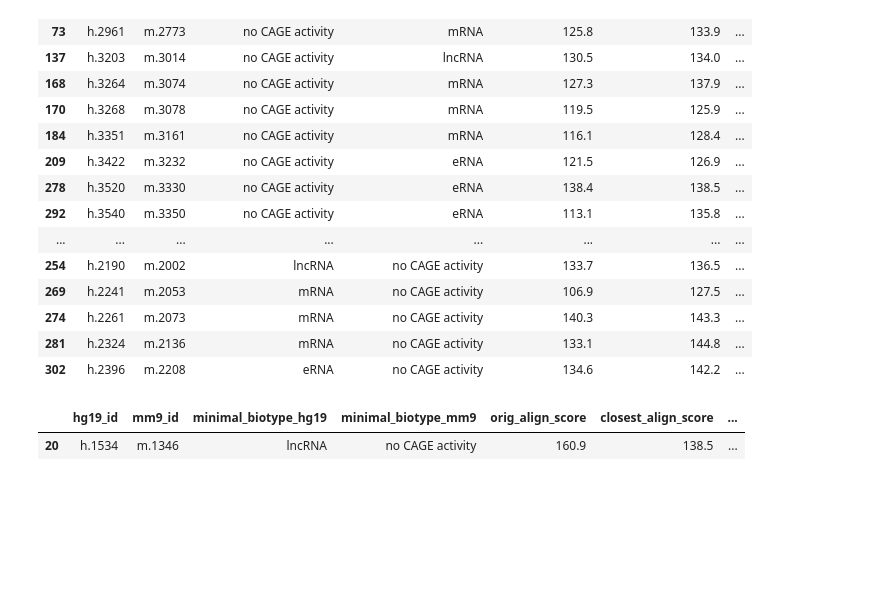
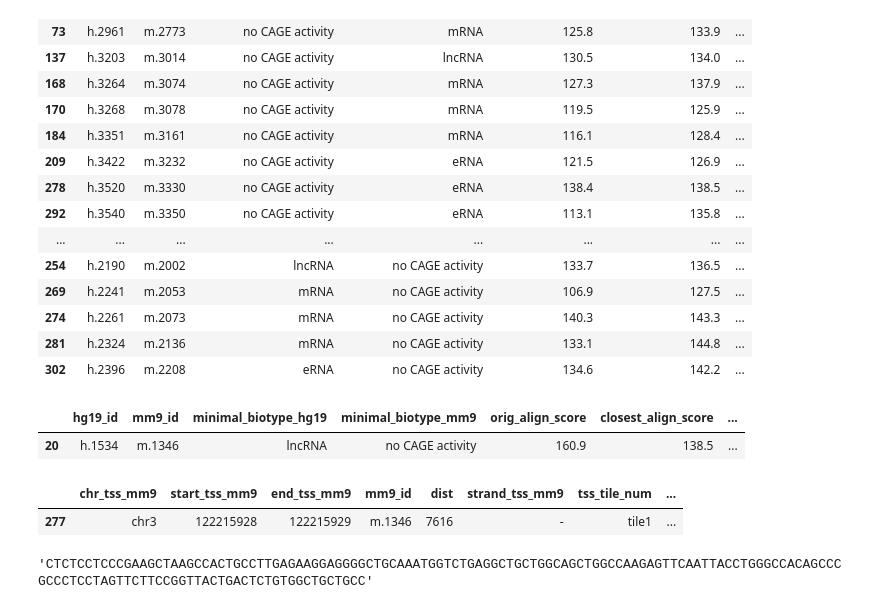
Before and after one commit to kmattioli/2019__cis_trans_MPRA, a Jupyter notebook: analysis/04__misc/02__pairwise_alignment/02__pairwise_alignment.ipynb, the cells around one changed output. Saved outputs shown, nothing was run; the diff lists cells and outputs as text; code cells hidden in the pictures; blank space fills up the shorter version.

```diff
--- a/analysis/04__misc/02__pairwise_alignment/02__pairwise_alignment.ipynb
+++ b/analysis/04__misc/02__pairwise_alignment/02__pairwise_alignment.ipynb
@@ -675,3 +675,8 @@ align[align["hg19_id"] == "h.1534"]
 # %% [output]
 |  | hg19_id | mm9_id | minimal_biotype_hg19 | minimal_biotype_mm9 | orig_align_score | closest_align_score | ... |
 | 20 | h.1534 | m.1346 | lncRNA | no CAGE activity | 160.9 | 138.5 | ... |
+# %%
+mo_closest[mo_closest["mm9_id"] == "m.1346"]
+# %% [output]
+|  | chr_tss_mm9 | start_tss_mm9 | end_tss_mm9 | mm9_id | dist | strand_tss_mm9 | tss_tile_num | ... |
+| 277 | chr3 | 122215928 | 122215929 | m.1346 | 7616 | - | tile1 | ... |
@@ -677,0 +685,5 @@ align[align["hg19_id"] == "h.1534"]
+# %%
+hu_seq = non_cons_mo_sub[non_cons_mo_sub["mm9_id"] == "m.1346"]["orig_human_seq"].iloc[0]
+hu_seq
+# %% [output]
+'CTCTCCTCCCGAAGCTAAGCCACTGCCTTGAGAAGGAGGGGCTGCAAATGGTCTGAGGCTGCTGGCAGCTGGCCAAGAGTTCAATTACCTGGGCCACAGCCCGCCCTCCTAGTTCTTCCGGTTACTGACTCTGTGGCTGCTGCC'
```
Also changed, not shown: parts of 5 cells of this notebook, 10 other files.
